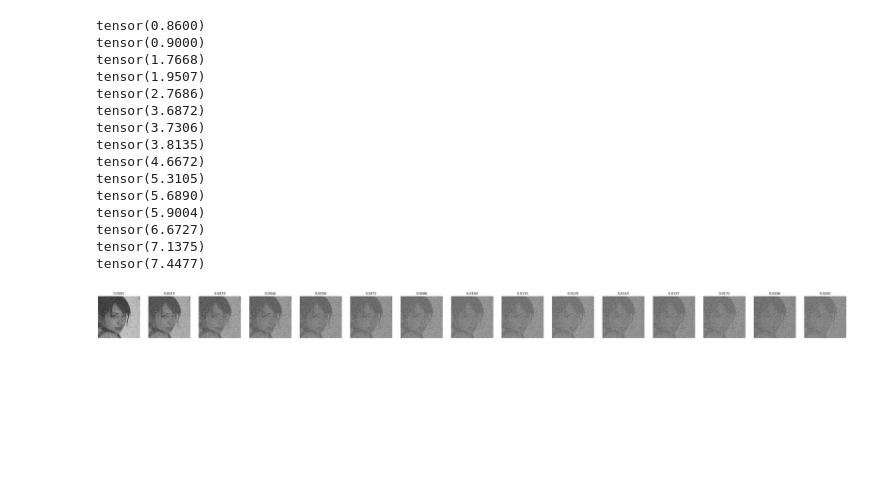
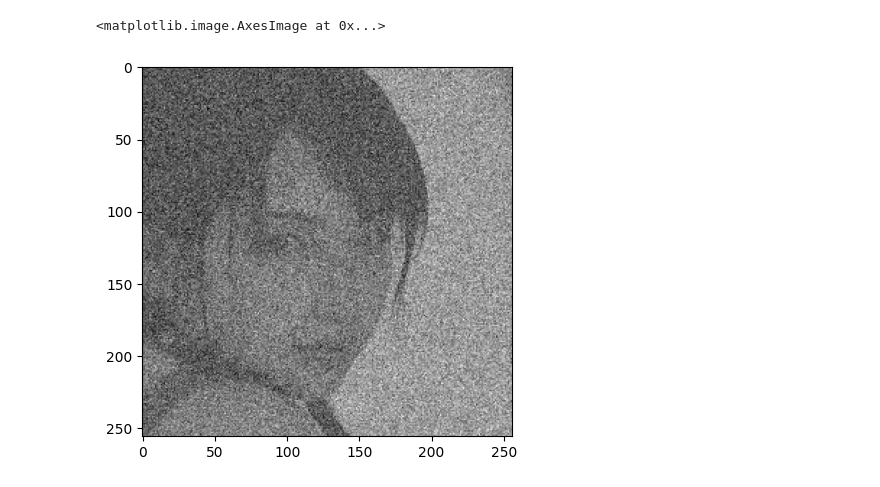
Before and after one commit to khongtrii/data_set, a Jupyter notebook: stable_diffusion/build_forward_reverse.ipynb, the cells around one changed output. Saved outputs shown, nothing was run; the diff lists cells and outputs as text; code cells hidden in the pictures; blank space fills up the shorter version.

```diff
--- a/stable_diffusion/build_forward_reverse.ipynb
+++ b/stable_diffusion/build_forward_reverse.ipynb
@@ -10,36 +12,40 @@ image = torch.tensor(image/255., dtype=torch.float32)
 # %%
-def denoise_image(image, beta_s, beta_e, n_points):
-    noise_strength = torch.linspace(beta_s, beta_e, n_points)
-    fig, axes = plt.subplots(nrows=1, ncols=n_points, figsize=(50,50))
+def denoise_image_linear(image, n_min, n_max, T, plot=True, device='cpu'):
+    a = []
+    noise_strength = torch.linspace(n_min, n_max, T)
+
+    fig, axes = plt.subplots(nrows=1, ncols=T, figsize=(T * 3, 5))
+
+    if T == 1:
+        axes = [axes]
+    original_image = image.to(device)
 
     for ns, ax in zip(noise_strength, axes):
-        noise = torch.rand_like(image)
-        image = image + noise
-        print(image[0][0])
-        ax.imshow(image, cmap='gray')
+        noise = torch.randn_like(original_image, device=device) * ns
+        original_image = original_image + noise
+        a.append(original_image)
+        ax.imshow(original_image.cpu().numpy(), cmap='gray')
         ax.axis('off')
-        ax.set_title(f"{ns:.4f}")
+        ax.set_title(f"Noise Strength: {ns:.4f}")
+
+    if plot:
+        plt.tight_layout()
+        plt.show()
+    else:
+        plt.close()
+
+    return a
-# %%
-denoise_image(
-    image = image,
-    beta_s = 1e-4,
-    beta_e = 0.02,
-    n_points = 15
-)
-# %% [output]
-tensor(0.8600)
-tensor(0.9000)
-tensor(1.7668)
-tensor(1.9507)
-tensor(2.7686)
-tensor(3.6872)
-tensor(3.7306)
-tensor(3.8135)
-tensor(4.6672)
-tensor(5.3105)
-tensor(5.6890)
-tensor(5.9004)
-tensor(6.6727)
-tensor(7.1375)
-tensor(7.4477)
-[figure, removed]
+# %%
+images = denoise_image_linear(
+    image=image,
+    n_min=1e-4,
+    n_max=0.02,
+    T=1000,
+    plot=False,
+    device='cuda'
+)
+# %%
+plt.imshow(images[999].cpu(), cmap='gray')
+# %% [output]
+<matplotlib.image.AxesImage at 0x...>
+[figure, added]
```
Also changed, not shown: parts of 5 cells of this notebook.
